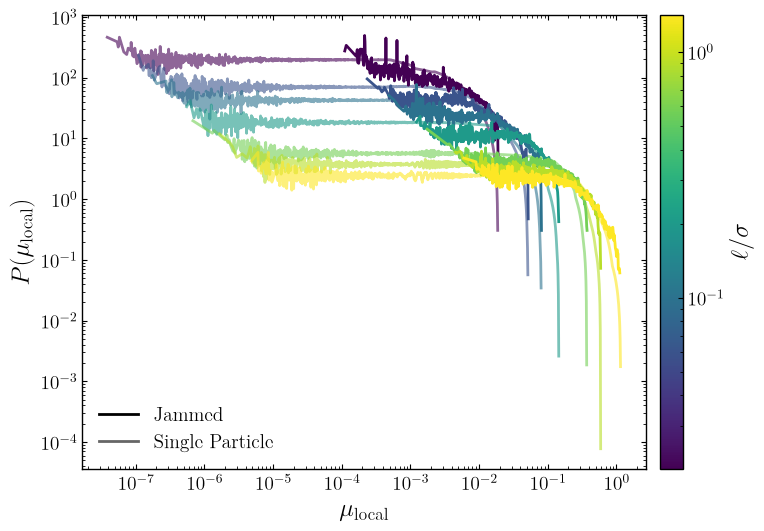
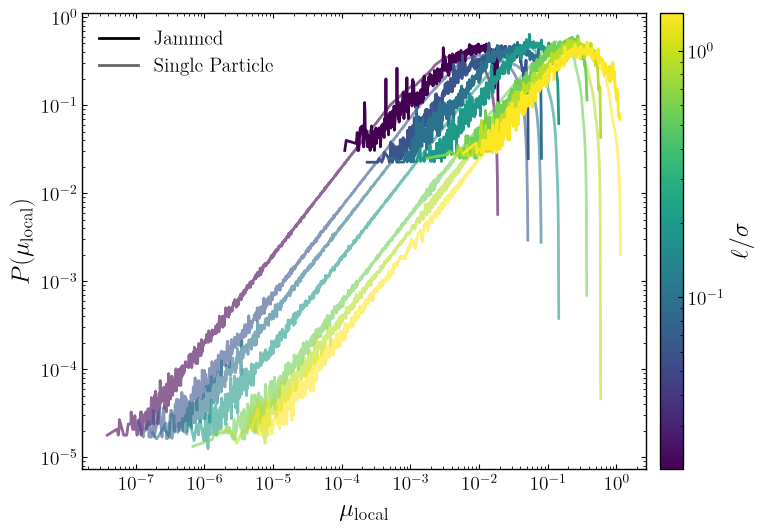
Code edit (unified diff) that turned the first committed figure into the second:
--- before
+++ after
@@ -57,5 +57,5 @@
     ax.plot(
         centers[sampled_mask],
-        sampled_probability[sampled_mask],
+        sampled_probability[sampled_mask] *centers[sampled_mask],
         color=color,
         alpha=0.6,
@@ -71,5 +71,5 @@
     ax.plot(
         centers[jammed_mask],
-        jammed_probability[jammed_mask],
+        jammed_probability[jammed_mask] * centers[jammed_mask],
         color=color,
         alpha=1.0,
@@ -95,4 +95,4 @@
 ax.legend(handles=handles, frameon=False)
 plt.tight_layout()
-plt.savefig("../../figures/friction/uniform/combined-distributions.png", dpi=600, bbox_inches="tight")
+# plt.savefig("../../figures/friction/uniform/combined-distributions.png", dpi=600, bbox_inches="tight")
 plt.show()

Commit: less bins for jammed friction distributions